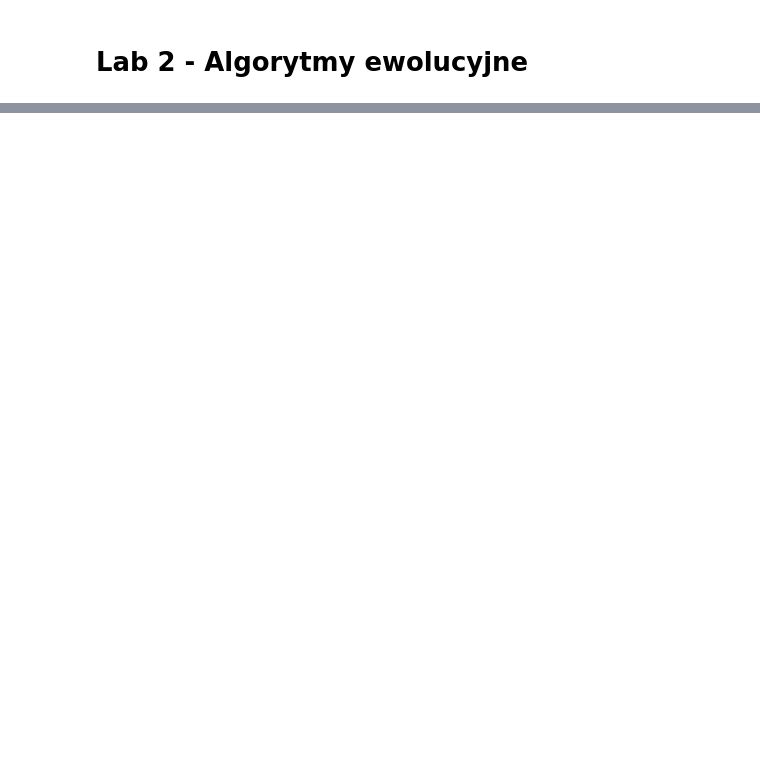
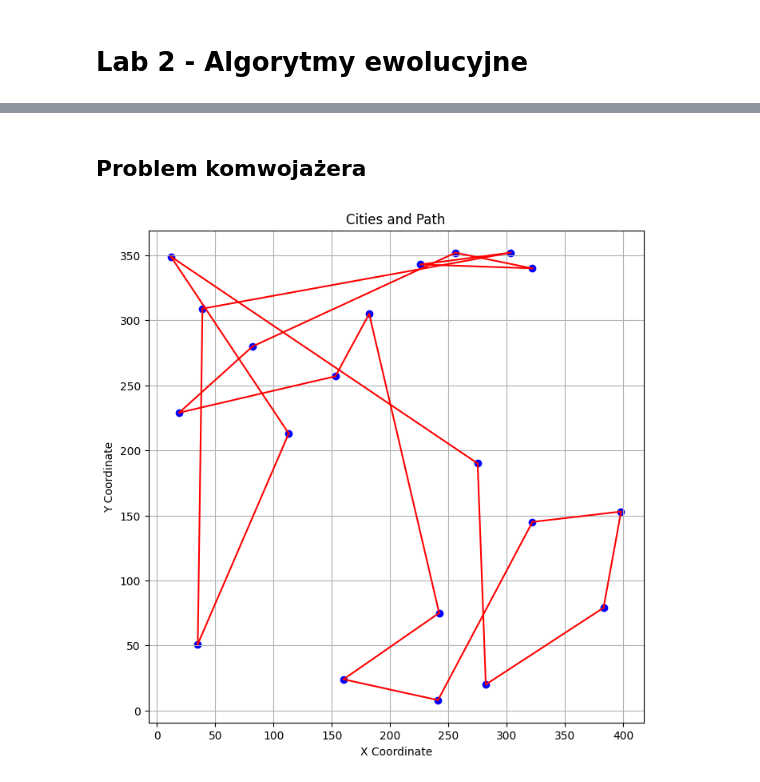
Before and after one commit to aszokalski/WSI, a Jupyter notebook: notebooks/lab2/lab2.ipynb, the cells around one changed output, grey strips where cells are left out. Saved outputs shown, nothing was run; the diff lists cells and outputs as text; code cells hidden in the pictures; blank space fills up the shorter version.

```diff
--- a/notebooks/lab2/lab2.ipynb
+++ b/notebooks/lab2/lab2.ipynb
@@ -43,0 +44,46 @@ ValueError: a must be 1-dimensional
+# %% [markdown]
+## Problem komwojażera
+# %%
+
+cities = [
+    [35, 51],
+    [113, 213],
+    [82, 280],
+    [322, 340],
+    [256, 352],
+    [160, 24],
+    [322, 145],
+    [12, 349],
+    [282, 20],
+    [241, 8],
+    [398, 153],
+    [182, 305],
+    [153, 257],
+    [275, 190],
+    [242, 75],
+    [19, 229],
+    [303, 352],
+    [39, 309],
+    [383, 79],
+    [226, 343],
+]
+
+
+solver = EvoSolver(
+    individual_type=TSPIndividualType(n_genes=len(cities)),
+    population_size=100,
+    selection_method=SelectionMethods.tournament_selection(2),
+    genetic_operations=[
+        GeneticOperations.mutation(0.1),
+        GeneticOperations.tsp_crossover(0.5),
+    ],
+    succession_method=SuccessionMethods.generational_succession(),
+    stop_conditions=[
+        StopConditions.max_iterations(100),
+    ],
+)
+
+result = solver.solve(generate_cost_function(cities))
+plot_cities(cities, result.x)
+# %% [output]
+[figure, added]
```
Also changed, not shown: parts of 8 cells of this notebook, 7 other files.
